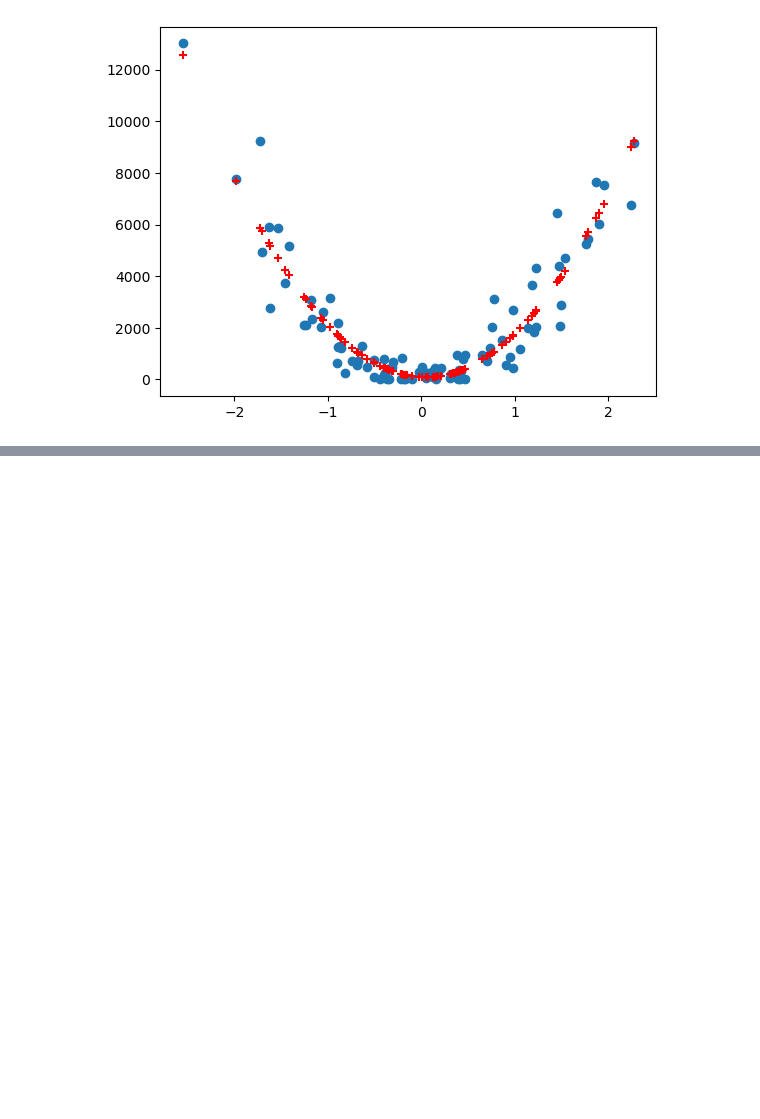
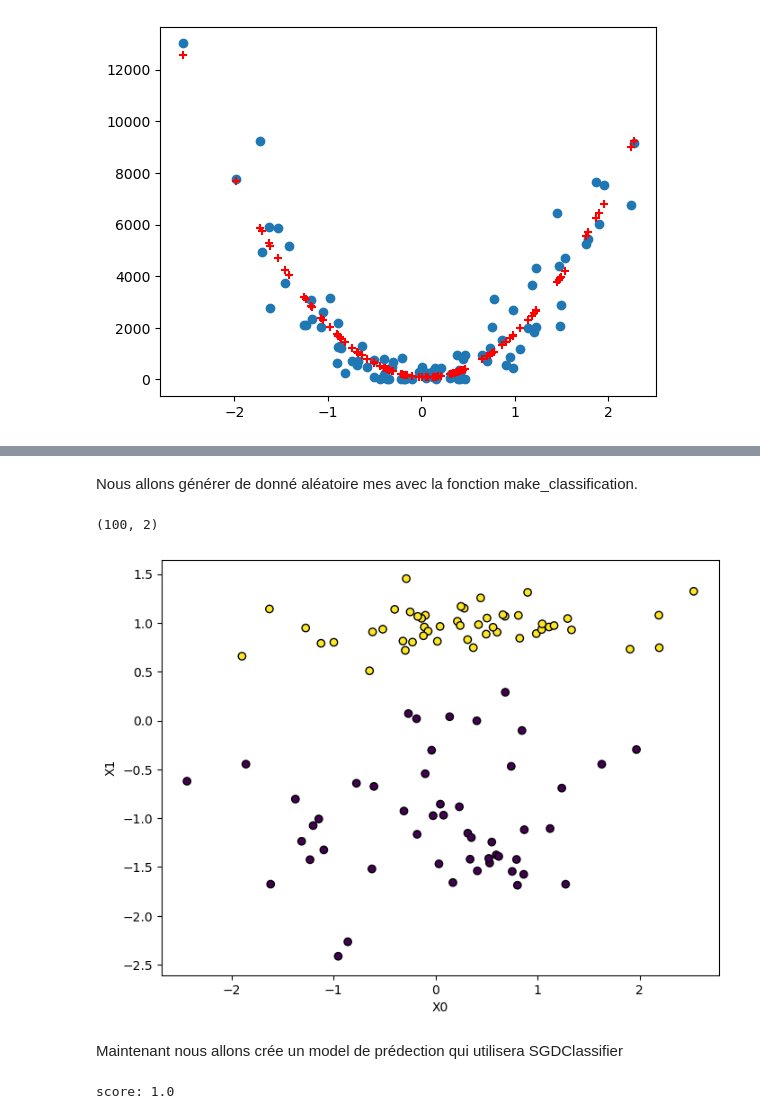
Before and after one commit to Sime-81/Deep_learning, a Jupyter notebook: Introduction_MachineLearning.ipynb, the cells around one changed output, grey strips where cells are left out. Saved outputs shown, nothing was run; the diff lists cells and outputs as text; code cells hidden in the pictures; blank space fills up the shorter version.

```diff
--- a/Introduction_MachineLearning.ipynb
+++ b/Introduction_MachineLearning.ipynb
@@ -74,0 +81,31 @@ Coeff R2 = 0.894069295821077
+# %% [markdown]
+Nous allons générer de donné aléatoire mes avec la fonction make_classification.
+# %%
+import numpy as np
+import matplotlib.pyplot as plt
+from sklearn.datasets import make_classification
+from sklearn.linear_model import SGDClassifier
+
+# Génération de données aléatoires: 100 exemples, 2 classes, 2 features x0 et x1
+np.random.seed(1)
+x, y = make_classification(n_samples=100,n_features=2, n_redundant=0, n_informative=1, n_clusters_per_class=1)
+
+# Visualisation des données
+plt.figure(num=None, figsize=(8, 6))
+plt.scatter(x[:,0], x[:, 1], marker = 'o', c=y, edgecolors='k')
+plt.xlabel('X0')
+plt.ylabel('X1')
+x.shape
+# %% [output]
+(100, 2)
+[figure, added]
+# %% [markdown]
+Maintenant nous allons crée un model de prédection qui utilisera SGDClassifier
+# %%
+# Génération d'un modele en utilisant la fonction cout 'log' pour Logistic Regression
+model = SGDClassifier(max_iter=1000, eta0=0.001, loss='log')
+
+model.fit(X, y)
+print('score:', model.score(x, y))
+# %% [output]
+score: 1.0
```
Also changed, not shown: parts of 5 cells of this notebook.
